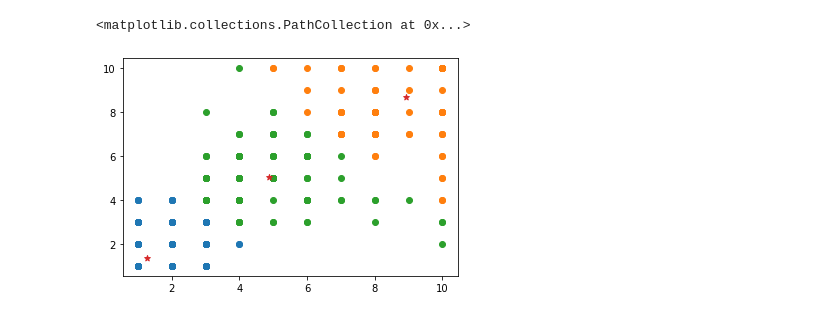
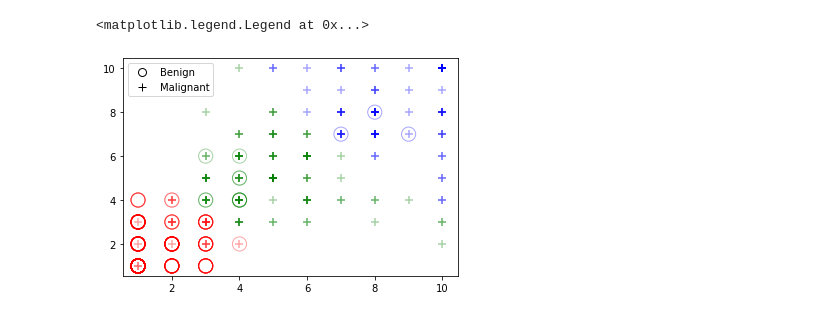
Before and after one commit to Espadeiro-Salvador/Aprendizagem_2021-2022, a Jupyter notebook: HW04/part_II.ipynb, the cells around one changed output. Saved outputs shown, nothing was run; the diff lists cells and outputs as text; code cells hidden in the pictures.

```diff
--- a/HW04/part_II.ipynb
+++ b/HW04/part_II.ipynb
@@ -43,18 +43,27 @@ for k in (2,3):
 # %%
 from sklearn.feature_selection import SelectKBest, mutual_info_classif
 import matplotlib.pyplot as plt
+import matplotlib.lines as mlines
+
 data_selected = SelectKBest(mutual_info_classif, k=2).fit_transform(data, target)
 cl = cluster.KMeans(n_clusters=3)
 pred = cl.fit_predict(data_selected)
-clusters = [[],[]], [[],[]], [[],[]]
+clusters = [[[],[]],[[],[]]], [[[],[]],[[],[]]], [[[],[]],[[],[]]]
 for i in range(len(data_selected)):
-    clusters[pred[i]][0].append(data_selected[i].item(0))
-    clusters[pred[i]][1].append(data_selected[i].item(1))
+    clusters[pred[i]][target[i]][0].append(data_selected[i].item(0))
+    clusters[pred[i]][target[i]][1].append(data_selected[i].item(1))
 
-plt.scatter(clusters[0][0],clusters[0][1])
-plt.scatter(clusters[1][0],clusters[1][1])
-plt.scatter(clusters[2][0],clusters[2][1])
-plt.scatter(cl.cluster_centers_[:,0],cl.cluster_centers_[:,1],marker="*")
+plt.scatter(clusters[0][0][0],clusters[0][0][1],marker="o",s=200,alpha=0.35,color="none",edgecolors="red")
+plt.scatter(clusters[0][1][0],clusters[0][1][1],marker="+",s=60 ,alpha=0.35,color="red")
+plt.scatter(clusters[1][0][0],clusters[1][0][1],marker="o",s=200,alpha=0.35,color="none",edgecolors="blue")
+plt.scatter(clusters[1][1][0],clusters[1][1][1],marker="+",s=60 ,alpha=0.35,color="blue")
+plt.scatter(clusters[2][0][0],clusters[2][0][1],marker="o",s=200,alpha=0.35,color="none",edgecolors="green")
+plt.scatter(clusters[2][1][0],clusters[2][1][1],marker="+",s=60 ,alpha=0.35,color="green")
+leg1 = mlines.Line2D([], [], marker='o',color="none",markeredgecolor="black",
+                          markersize=8, label='Benign')
+leg2 = mlines.Line2D([], [], marker='+',color="none",markeredgecolor="black",
+                          markersize=8, label='Malignant')
+plt.legend(handles=[leg1,leg2])
 # %% [output]
-<matplotlib.collections.PathCollection at 0x...>
+<matplotlib.legend.Legend at 0x...>
-[figure, old version]
+[figure, new version]
```
Also changed, not shown: parts of 1 cell of this notebook, 3 other files.
